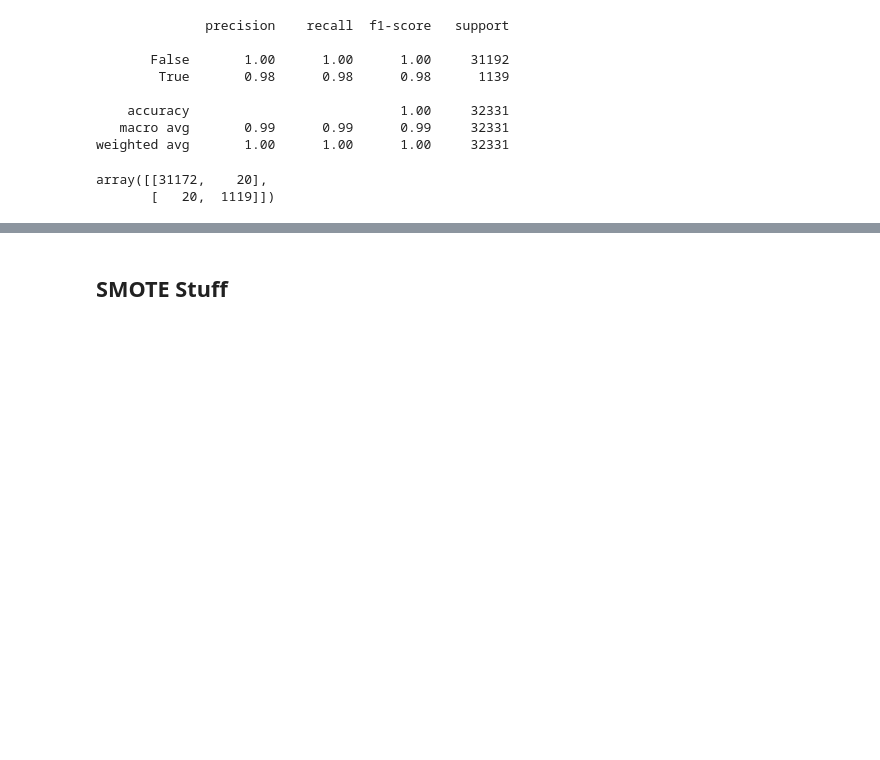
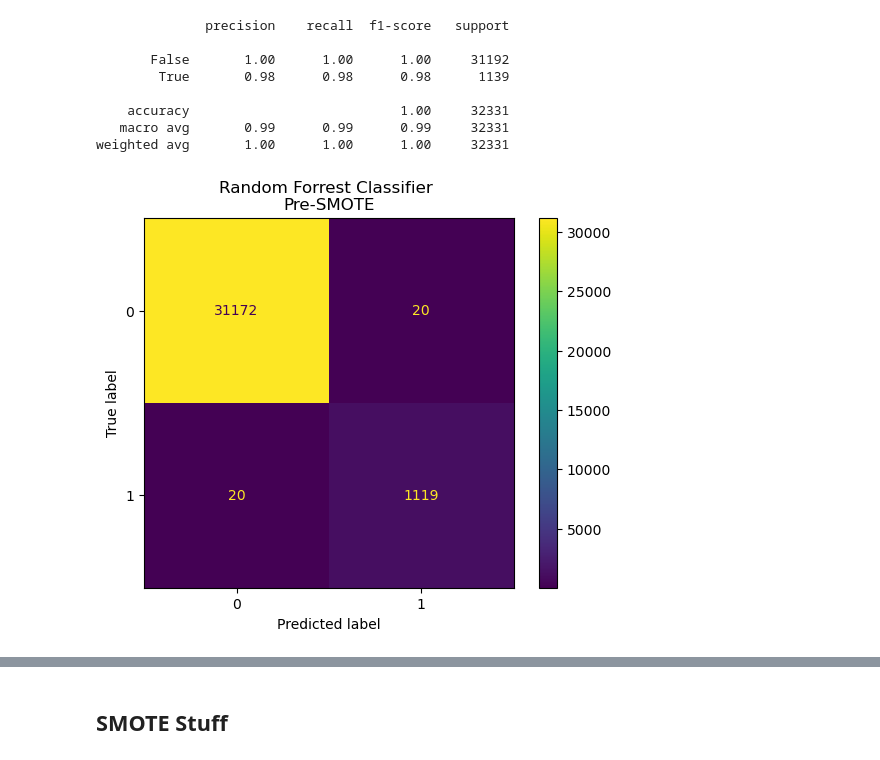
Before and after one commit to jagwinn/SMOTE_UNO, a Jupyter notebook: smote_uno.ipynb, the cells around one changed output, grey strips where cells are left out. Cells and saved outputs as stored; diff of their text form; code cells hidden in the pictures; blank space fills up the shorter version.

```diff
--- a/smote_uno.ipynb
+++ b/smote_uno.ipynb
@@ -110,8 +134,9 @@ print(classification_report(y_val, preds))
     accuracy                           1.00     32331
    macro avg       0.99      0.99      0.99     32331
 weighted avg       1.00      1.00      1.00     32331
-# %%
-confusion_matrix(y_val, preds)
-# %% [output]
-array([[31172,    20],
-       [   20,  1119]])
+# %%
+confusion_matrix(y_val, preds)
+cm = conf_matrix(y_val, preds, "Random Forrest Classifier \nPre-SMOTE")
+cm.figure_.savefig("/Users/jakegwinn/Documents/argonne_F24/u.jw_analysis/AutoEncoder/smote_pics/rand_forr_pre.pdf")
+# %% [output]
+[figure, added]
```
Also changed, not shown: parts of 11 cells of this notebook, 9 other files.
